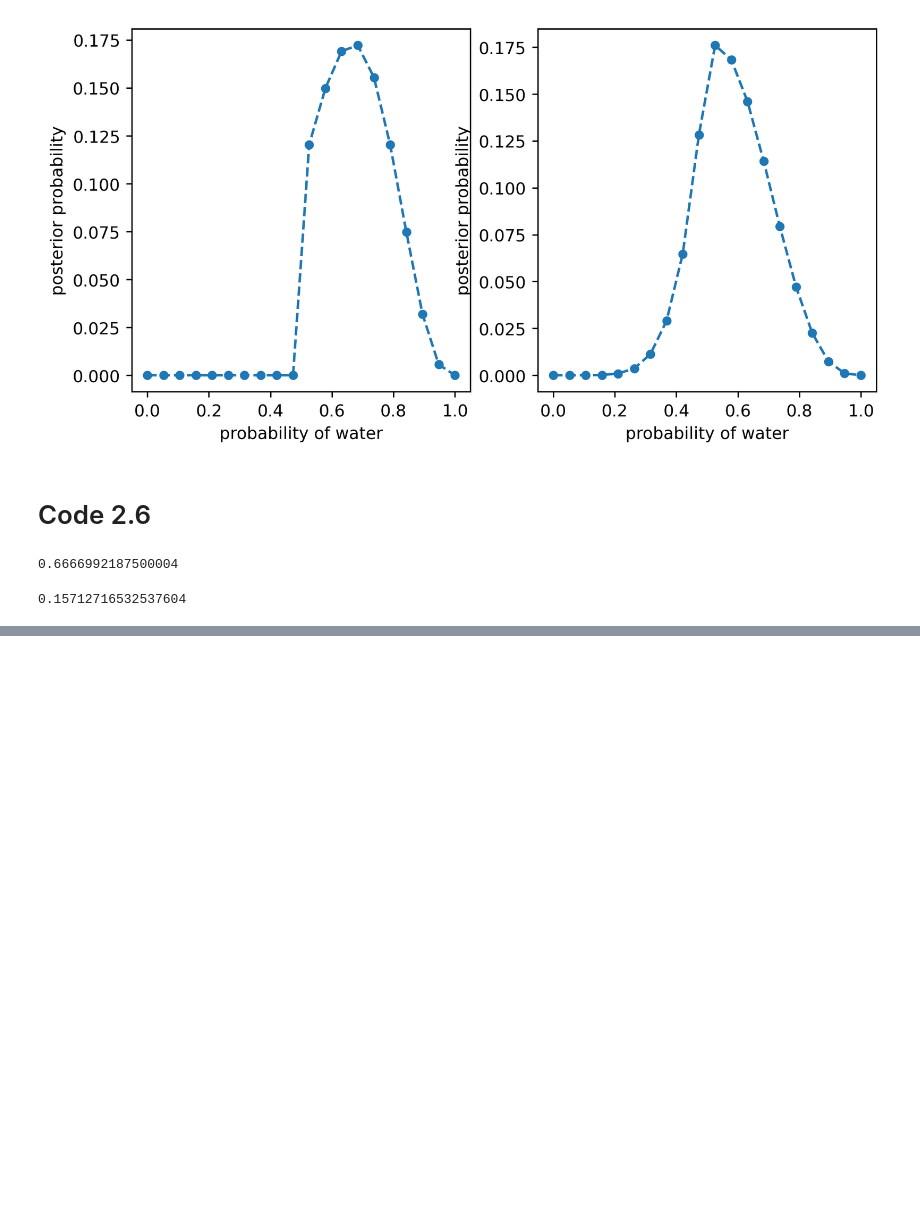
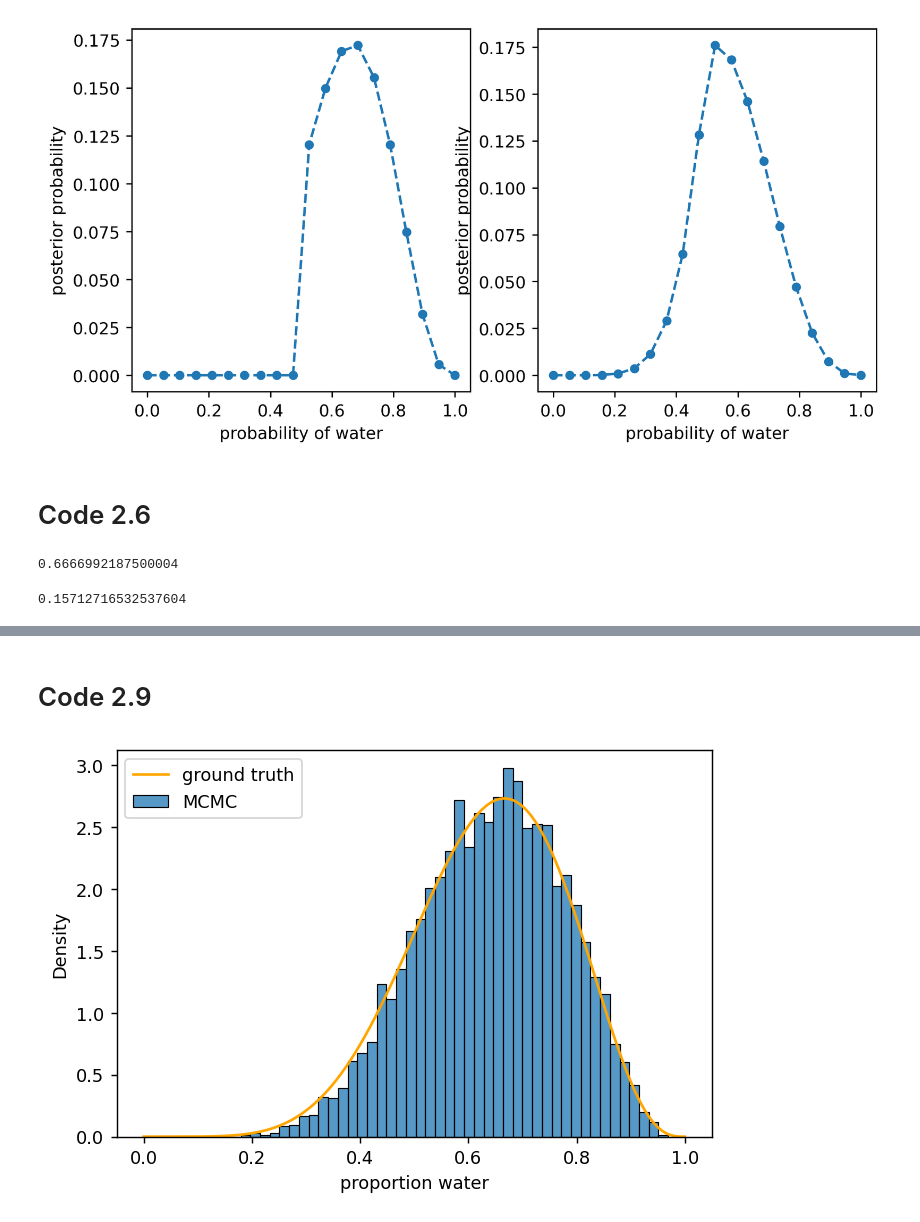
Before and after one commit to elanmart/rethinking-2, a Jupyter notebook: 02-Large-and-Small-Worlds.ipynb, the cells around one changed output, grey strips where cells are left out. Cells and saved outputs as stored; diff of their text form; code cells hidden in the pictures; blank space fills up the shorter version.

```diff
--- a/02-Large-and-Small-Worlds.ipynb
+++ b/02-Large-and-Small-Worlds.ipynb
@@ -303,0 +288,23 @@ ax.legend(["ground truth", "quap"]);
+# %%
+N_SAMPLES = 10_000
+# %%
+%%time
+
+samples = [0.5]
+
+for i in range(1, N_SAMPLES):
+    p_old = samples[i - 1]
+    p_new = sts.norm(p_old, 0.1).rvs()
+
+    p_new = p_new if (p_new > 0) else abs(p_new)
+    p_new = p_new if (p_new < 1) else 2 - p_new
+
+    q0 = sts.binom(n=9, p=p_old).pmf(k=6)
+    q1 = sts.binom(n=9, p=p_new).pmf(k=6)
+
+    accept = np.random.random() < (q1 / q0)
+    new = p_new if accept else p_old
+
+    samples.append(new)
+
+samples = np.array(samples)
@@ -303,0 +314,11 @@ ax.legend(["ground truth", "quap"]);
+# %% [markdown]
+# Code 2.9
+# %%
+fig, ax = plt.subplots(figsize=(6, 4), dpi=128)
+
+ax = sns.histplot(samples, stat="density", ax=ax)
+ax = sns.lineplot(x=x, y=true_line, ax=ax, color="orange")
+ax.legend(["ground truth", "MCMC"]);
+ax.set_xlabel("proportion water");
+# %% [output]
+[figure, added]
```
Also changed, not shown: parts of 18 cells of this notebook.
